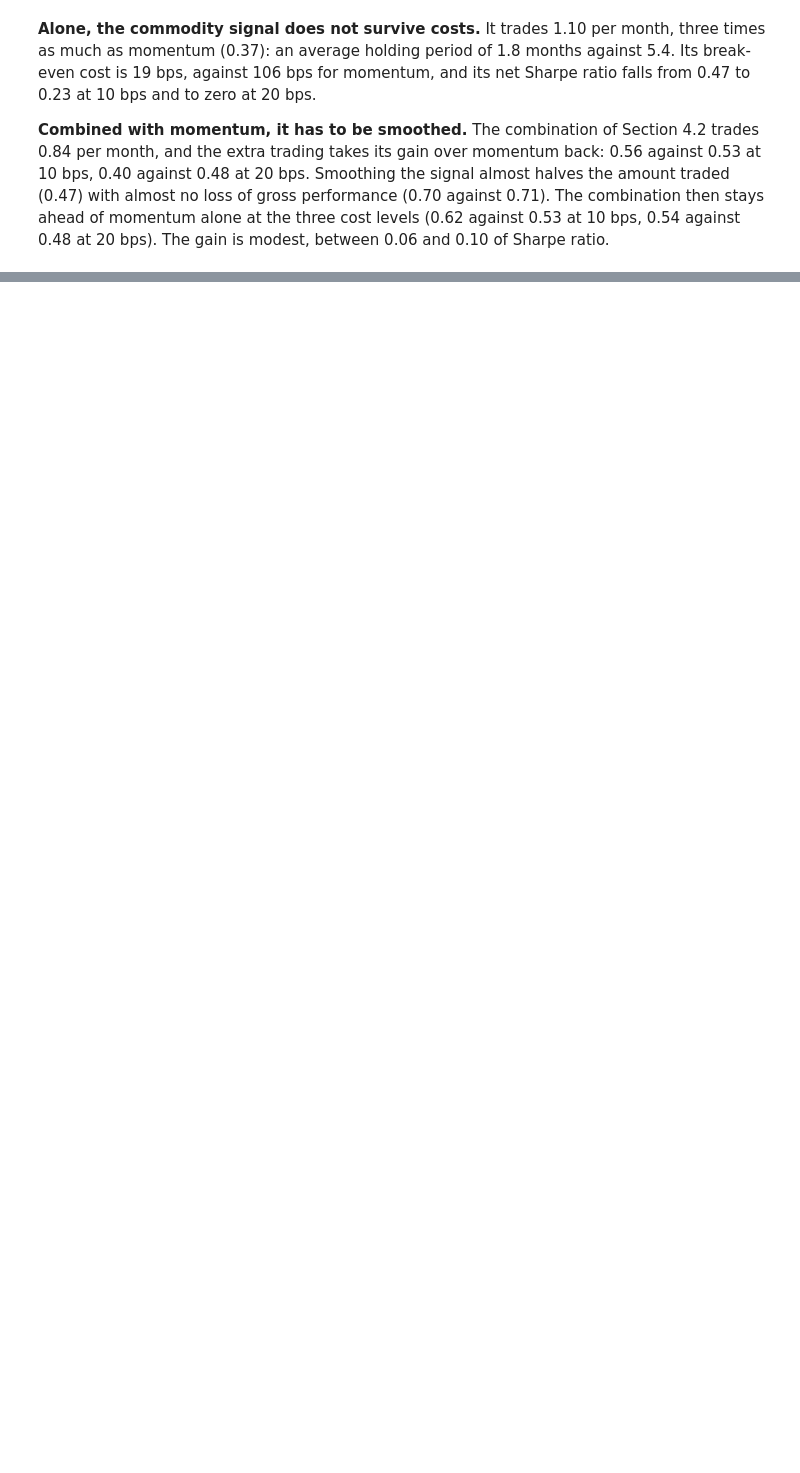
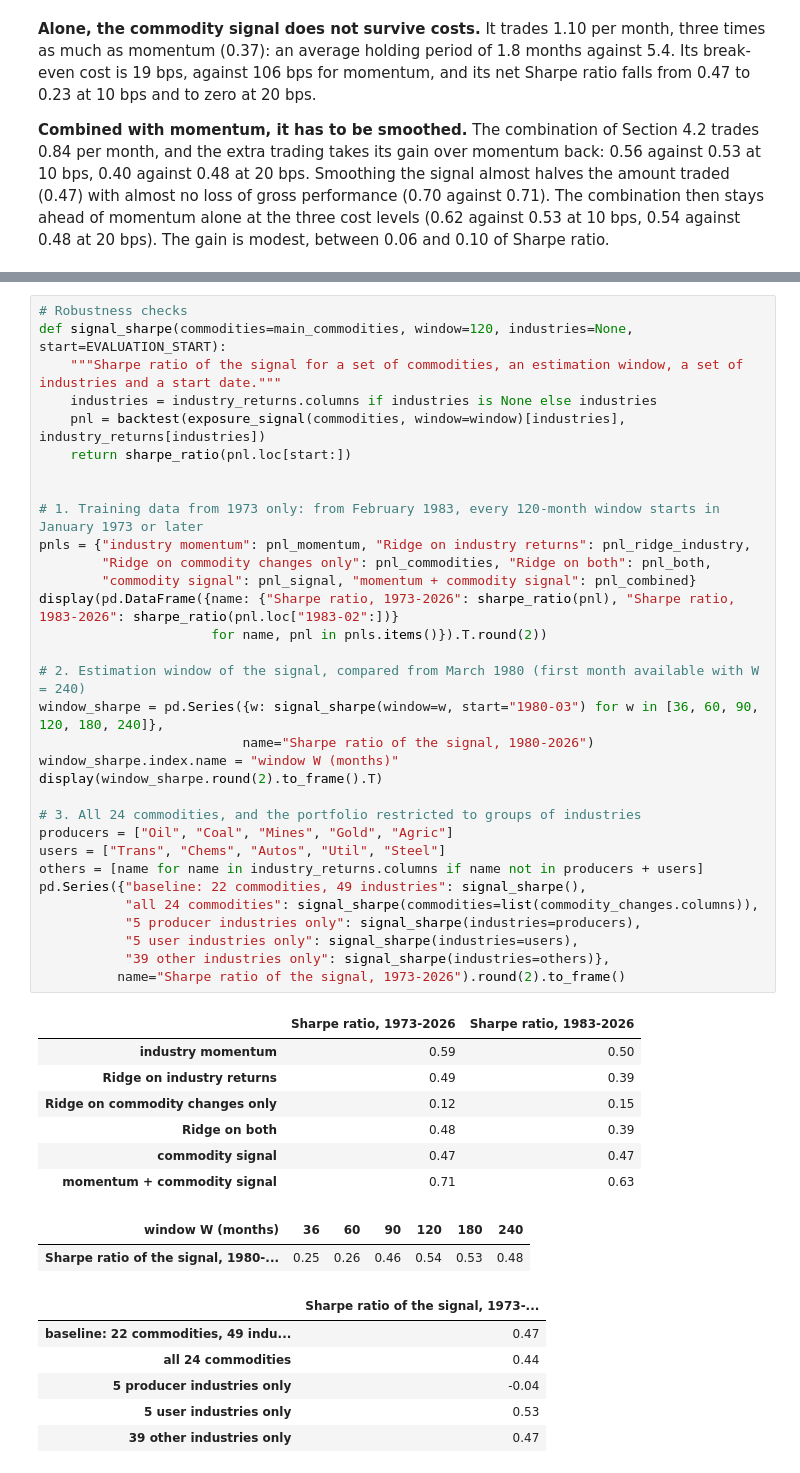
Before and after one commit to SelimLali/Machine_Learning_Trading, a Jupyter notebook: commodities_lead_industries.ipynb, the cells around one changed output, grey strips where cells are left out. Drawn from its saved outputs; the diff is of its cells as text; blank space fills up the shorter version.

Commit message:
Section 4.4: robustness checks

```diff
--- a/commodities_lead_industries.ipynb
+++ b/commodities_lead_industries.ipynb
@@ -825,0 +834,48 @@ costs.round(2)
+# %%
+# Robustness checks
+def signal_sharpe(commodities=main_commodities, window=120, industries=None, start=EVALUATION_START):
+    """Sharpe ratio of the signal for a set of commodities, an estimation window, a set of industries and a start date."""
+    industries = industry_returns.columns if industries is None else industries
+    pnl = backtest(exposure_signal(commodities, window=window)[industries], industry_returns[industries])
+    return sharpe_ratio(pnl.loc[start:])
+
+
+# 1. Training data from 1973 only: from February 1983, every 120-month window starts in January 1973 or later
+pnls = {"industry momentum": pnl_momentum, "Ridge on industry returns": pnl_ridge_industry,
+        "Ridge on commodity changes only": pnl_commodities, "Ridge on both": pnl_both,
+        "commodity signal": pnl_signal, "momentum + commodity signal": pnl_combined}
+display(pd.DataFrame({name: {"Sharpe ratio, 1973-2026": sharpe_ratio(pnl), "Sharpe ratio, 1983-2026": sharpe_ratio(pnl.loc["1983-02":])}
+                      for name, pnl in pnls.items()}).T.round(2))
+
+# 2. Estimation window of the signal, compared from March 1980 (first month available with W = 240)
+window_sharpe = pd.Series({w: signal_sharpe(window=w, start="1980-03") for w in [36, 60, 90, 120, 180, 240]},
+                          name="Sharpe ratio of the signal, 1980-2026")
+window_sharpe.index.name = "window W (months)"
+display(window_sharpe.round(2).to_frame().T)
+
+# 3. All 24 commodities, and the portfolio restricted to groups of industries
+producers = ["Oil", "Coal", "Mines", "Gold", "Agric"]
+users = ["Trans", "Chems", "Autos", "Util", "Steel"]
+others = [name for name in industry_returns.columns if name not in producers + users]
+pd.Series({"baseline: 22 commodities, 49 industries": signal_sharpe(),
+           "all 24 commodities": signal_sharpe(commodities=list(commodity_changes.columns)),
+           "5 producer industries only": signal_sharpe(industries=producers),
+           "5 user industries only": signal_sharpe(industries=users),
+           "39 other industries only": signal_sharpe(industries=others)},
+          name="Sharpe ratio of the signal, 1973-2026").round(2).to_frame()
+# %% [output]
+|  | Sharpe ratio, 1973-2026 | Sharpe ratio, 1983-2026 |
+| industry momentum | 0.59 | 0.50 |
+| Ridge on industry returns | 0.49 | 0.39 |
+| Ridge on commodity changes only | 0.12 | 0.15 |
+| Ridge on both | 0.48 | 0.39 |
+| commodity signal | 0.47 | 0.47 |
+| momentum + commodity signal | 0.71 | 0.63 |
+| window W (months) | 36 | 60 | 90 | 120 | 180 | 240 |
+| Sharpe ratio of the signal, 1980-... | 0.25 | 0.26 | 0.46 | 0.54 | 0.53 | 0.48 |
+|  | Sharpe ratio of the signal, 1973-... |
+| baseline: 22 commodities, 49 indu... | 0.47 |
+| all 24 commodities | 0.44 |
+| 5 producer industries only | -0.04 |
+| 5 user industries only | 0.53 |
+| 39 other industries only | 0.47 |
```
Also changed, not shown: parts of 1 cell of this notebook.
